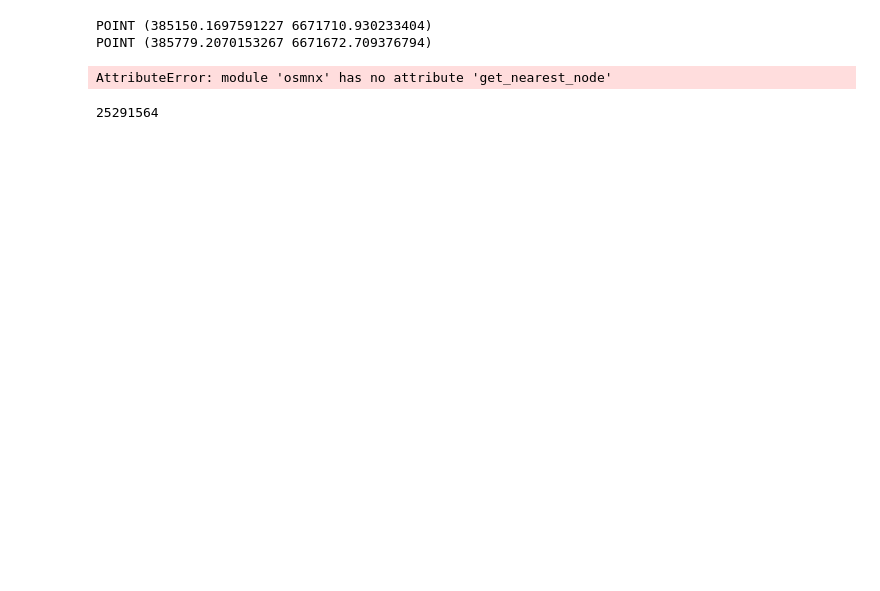
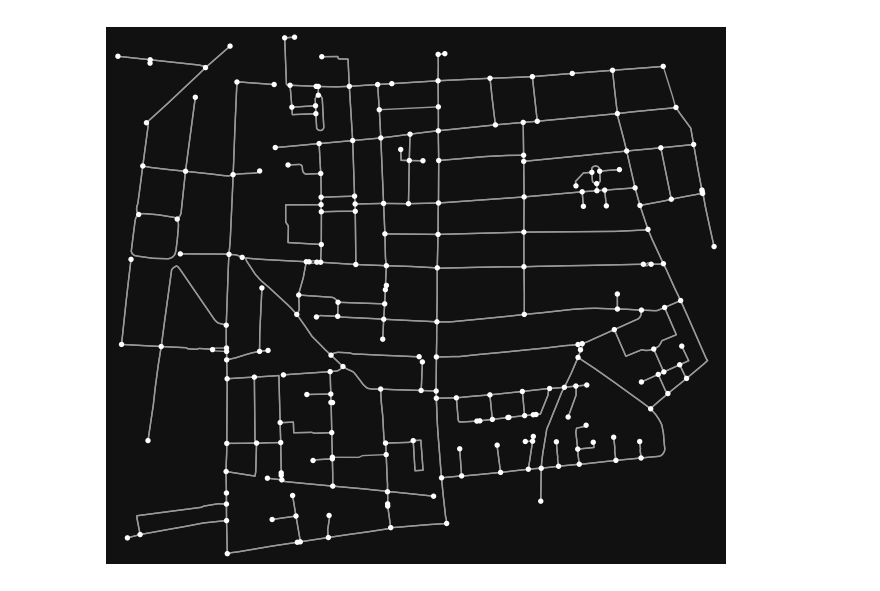
Before and after one commit to tasinislam21/Fleet-Simulation, a Jupyter notebook: Graphs and Networks.ipynb, the cells around one changed output. Drawn from its saved outputs; the diff is of its cells as text; code cells hidden in the pictures; blank space fills up the shorter version.

```diff
--- a/Graphs and Networks.ipynb
+++ b/Graphs and Networks.ipynb
@@ -162,16 +0,0 @@ target_xy = (target.y, target.x)
-# %%
-print(centroid)
-print(target)
-# %% [output]
-POINT (385150.1697591227 6671710.930233404)
-POINT (385779.2070153267 6671672.709376794)
-# %%
-orig_node = ox.get_nearest_node(graph_proj, orig_xy, method='euclidean')
-orig_node
-# %% [output]
-AttributeError: module 'osmnx' has no attribute 'get_nearest_node'
-# %%
-target_node = ox.get_nearest_node(graph_proj, target_xy, method='euclidean')
-target_node
-# %% [output]
-25291564
@@ -177,0 +4,12 @@ target_node
+# %%
+place_name = "Hackney, UK"
+area_df = ox.geocode_to_gdf(place_name)
+clip_polygon = box(-0.08, 51.545, -0.06, 51.535)
+area_df = area_df.clip(clip_polygon) # temp
+area = area_df.geometry.iloc[0]
+graph = ox.graph_from_polygon(area, network_type="drive")
+graph = ox.project_graph(graph)
+nodes, edges = ox.graph_to_gdfs(graph, nodes=True, edges=True)
+fig, ax = ox.plot_graph(graph)
+# %% [output]
+[figure, added]
```
Also changed, not shown: parts of 26 cells of this notebook, 2 other files.
